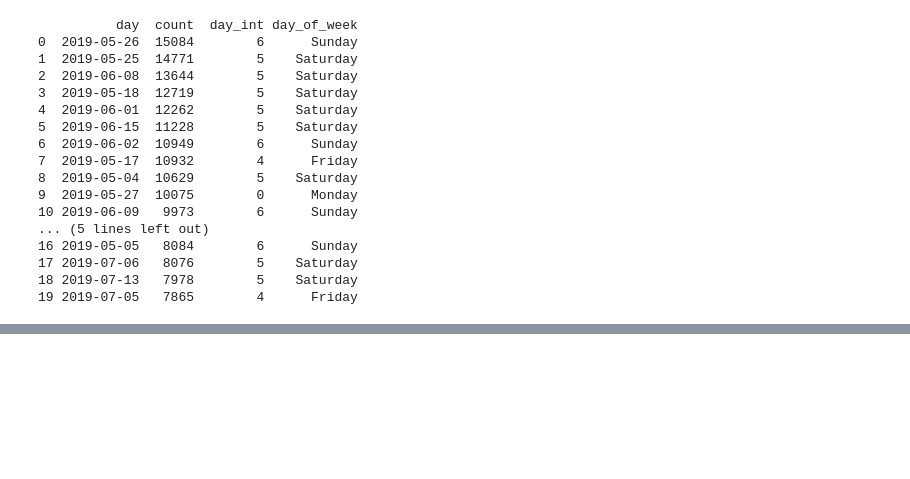
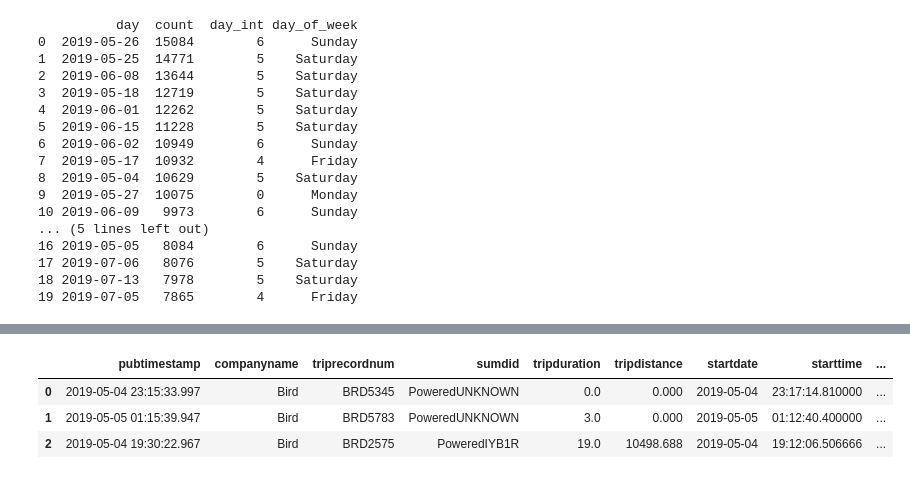
Before and after one commit to NSS-Data-Analytics-Cohort-8/scooter-partner1-yo_dawg_i_heard_you_liked_queries, a Jupyter notebook: notebooks/sqlalchemy.ipynb, the cells around one changed output, grey strips where cells are left out. Drawn from its saved outputs; the diff is of its cells as text; code cells hidden in the pictures; blank space fills up the shorter version.

```diff
--- a/notebooks/sqlalchemy.ipynb
+++ b/notebooks/sqlalchemy.ipynb
@@ -596,0 +593,16 @@ NameError: name 'datetime' is not defined
+# %%
+query = '''
+SELECT *
+FROM trips
+WHERE DATE(pubtimestamp) IN (
+  SELECT DATE(pubtimestamp)
+  FROM trips
+  GROUP BY DATE(pubtimestamp)
+  ORDER BY COUNT(triprecordnum) DESC
+  LIMIT 20
+);
+
+'''
+
+tops = pd.read_sql(query, con = engine)
+print(tops)
@@ -596,0 +627,11 @@ NameError: name 'datetime' is not defined
+# %%
+from shapely.geometry import Point
+tops['end_geometry'] = tops.apply(lambda x: Point((x.endlongitude,
+                                                         x.endlatitude)),
+                                        axis=1)
+tops.head(3)
+# %% [output]
+|  | pubtimestamp | companyname | triprecordnum | sumdid | tripduration | tripdistance | startdate | starttime | ... |
+| 0 | 2019-05-04 23:15:33.997 | Bird | BRD5345 | PoweredUNKNOWN | 0.0 | 0.000 | 2019-05-04 | 23:17:14.810000 | ... |
+| 1 | 2019-05-05 01:15:39.947 | Bird | BRD5783 | PoweredUNKNOWN | 3.0 | 0.000 | 2019-05-05 | 01:12:40.400000 | ... |
+| 2 | 2019-05-04 19:30:22.967 | Bird | BRD2575 | PoweredIYB1R | 19.0 | 10498.688 | 2019-05-04 | 19:12:06.506666 | ... |
```
Also changed, not shown: parts of 4 cells of this notebook.
